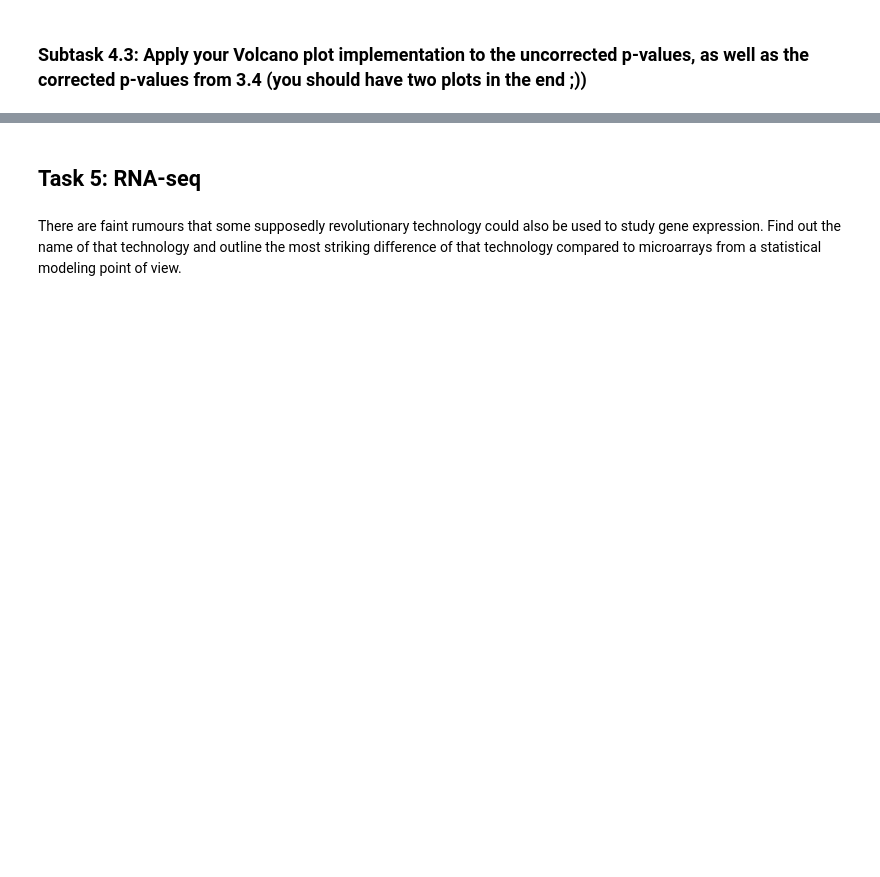
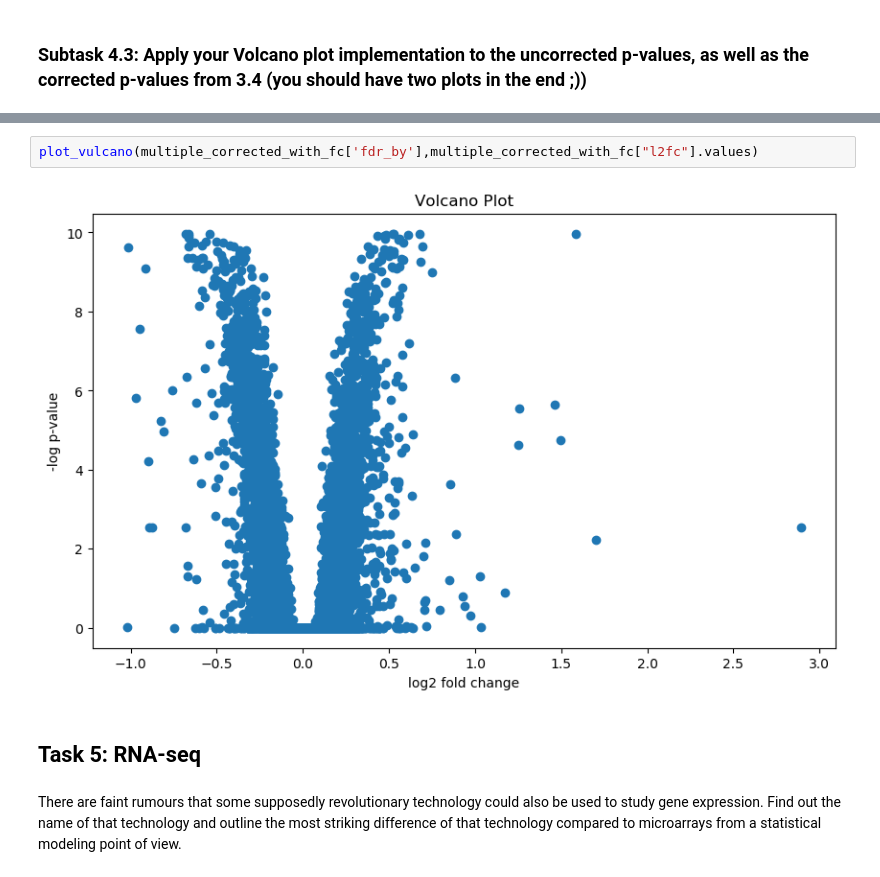
Before and after one commit to TrisKast/DataScience-Bioinformatics, a Jupyter notebook: notebooks/Day56_DE_Analysis.ipynb, the cells around one changed output, grey strips where cells are left out. Cells and saved outputs as stored; diff of their text form; blank space fills up the shorter version.

```diff
--- a/notebooks/Day56_DE_Analysis.ipynb
+++ b/notebooks/Day56_DE_Analysis.ipynb
@@ -522,3 +568,7 @@ Overwhelmed by these achievments (and motivated by your ever declining esteem fo
+# %%
+plot_vulcano(multiple_corrected_with_fc['fdr_by'],multiple_corrected_with_fc["l2fc"].values)
+# %% [output]
+[figure, added]
 # %% [markdown]
 ## Task 5: RNA-seq
 # %% [markdown]
```
Also changed, not shown: parts of 5 cells of this notebook.
